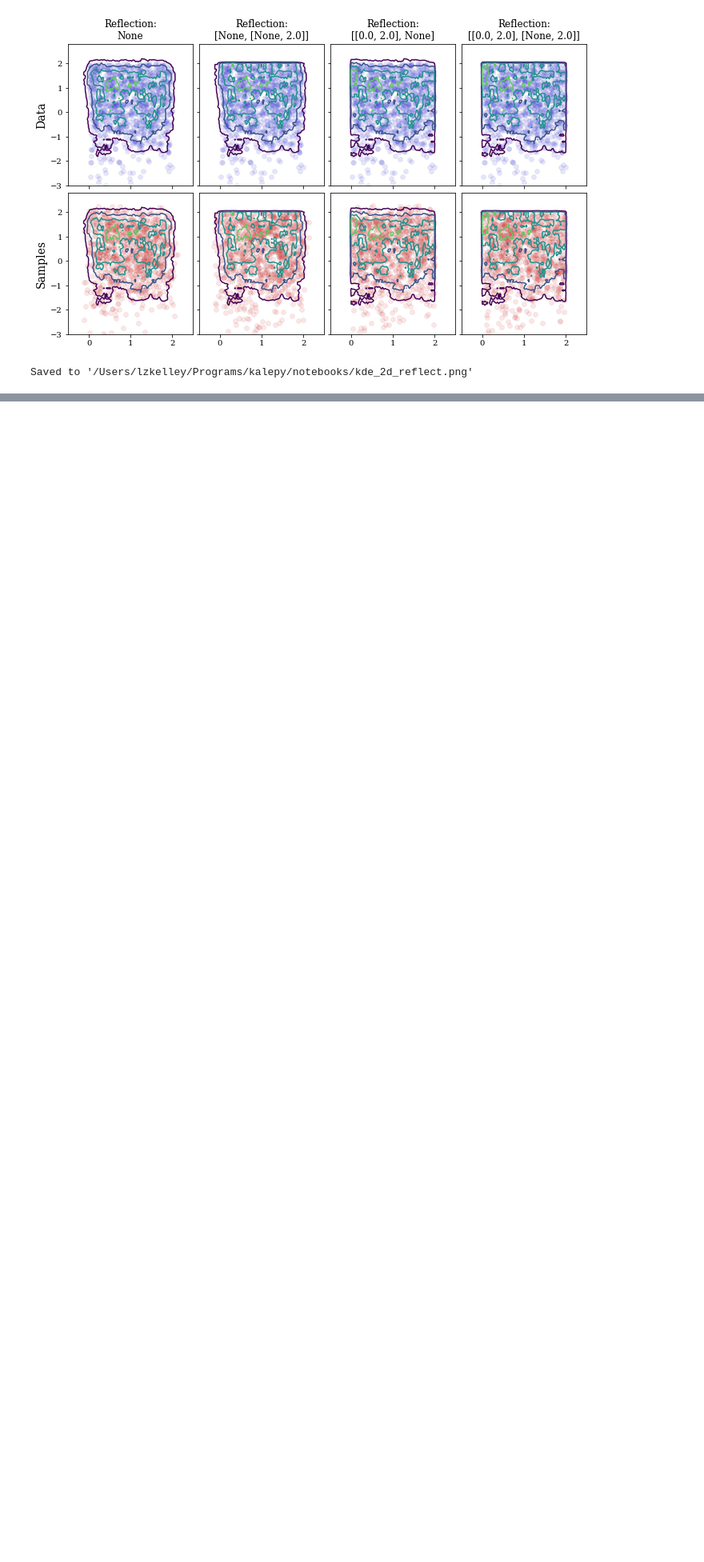
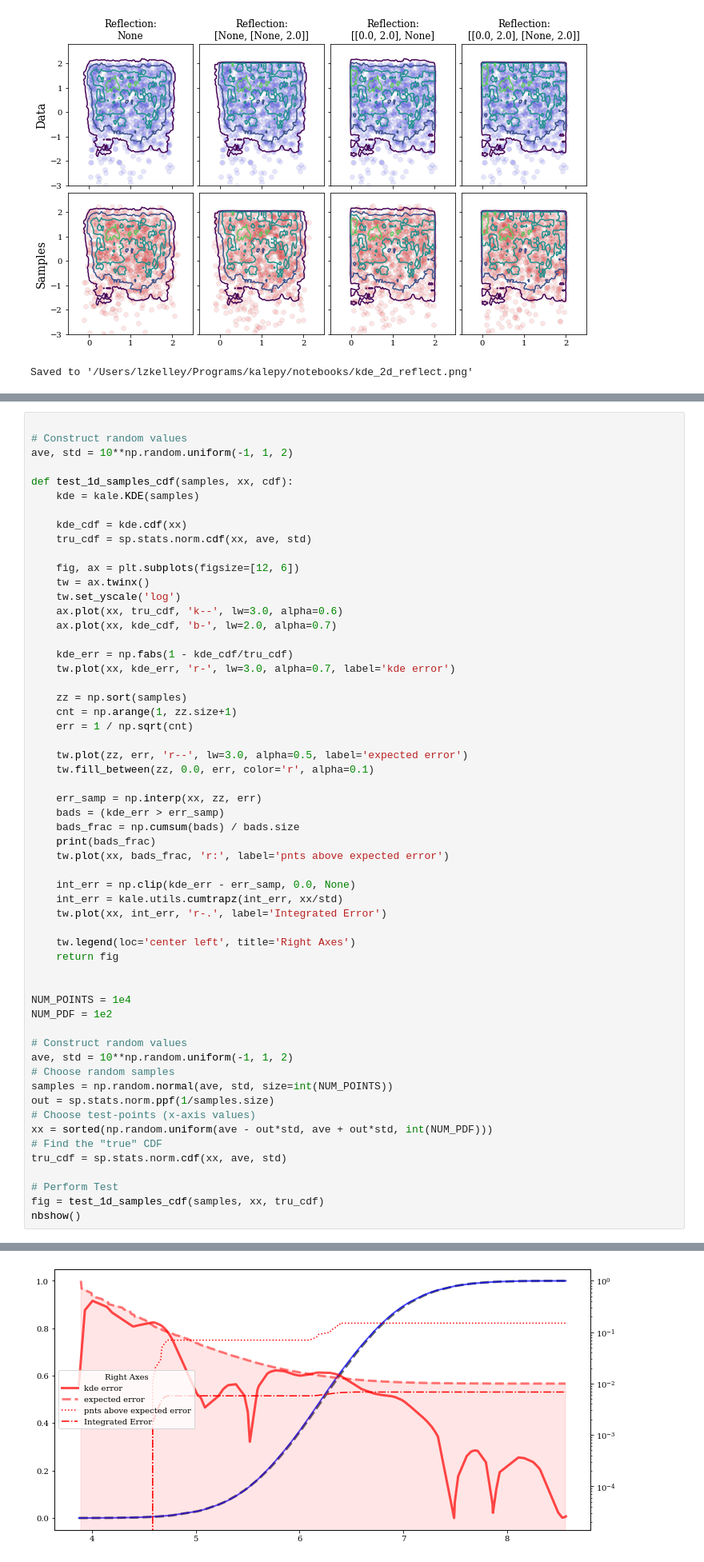
Before and after one commit to lzkelley/kalepy, a Jupyter notebook: notebooks/kde.ipynb, the cells around one changed output, grey strips where cells are left out. Shown at 80% size. Saved outputs shown, nothing was run; the diff lists cells and outputs as text; blank space fills up the shorter version.

```diff
--- a/notebooks/kde.ipynb
+++ b/notebooks/kde.ipynb
@@ -752,0 +768,58 @@ Saved to '/Users/lzkelley/Programs/kalepy/notebooks/kde_2d_reflect.png'
+# %%
+
+# Construct random values
+ave, std = 10**np.random.uniform(-1, 1, 2)
+
+def test_1d_samples_cdf(samples, xx, cdf):
+    kde = kale.KDE(samples)
+
+    kde_cdf = kde.cdf(xx)
+    tru_cdf = sp.stats.norm.cdf(xx, ave, std)
+
+    fig, ax = plt.subplots(figsize=[12, 6])
+    tw = ax.twinx()
+    tw.set_yscale('log')
+    ax.plot(xx, tru_cdf, 'k--', lw=3.0, alpha=0.6)
+    ax.plot(xx, kde_cdf, 'b-', lw=2.0, alpha=0.7)
+
+    kde_err = np.fabs(1 - kde_cdf/tru_cdf)
+    tw.plot(xx, kde_err, 'r-', lw=3.0, alpha=0.7, label='kde error')
+
+    zz = np.sort(samples)
+    cnt = np.arange(1, zz.size+1)
+    err = 1 / np.sqrt(cnt)
+
+    tw.plot(zz, err, 'r--', lw=3.0, alpha=0.5, label='expected error')
+    tw.fill_between(zz, 0.0, err, color='r', alpha=0.1)
+
+    err_samp = np.interp(xx, zz, err)
+    bads = (kde_err > err_samp)
+    bads_frac = np.cumsum(bads) / bads.size
+    print(bads_frac)
+    tw.plot(xx, bads_frac, 'r:', label='pnts above expected error')
+
+    int_err = np.clip(kde_err - err_samp, 0.0, None)
+    int_err = kale.utils.cumtrapz(int_err, xx/std)
+    tw.plot(xx, int_err, 'r-.', label='Integrated Error')
+
+    tw.legend(loc='center left', title='Right Axes')
+    return fig
+
+
+NUM_POINTS = 1e4
+NUM_PDF = 1e2
+
+# Construct random values
+ave, std = 10**np.random.uniform(-1, 1, 2)
+# Choose random samples
+samples = np.random.normal(ave, std, size=int(NUM_POINTS))
+out = sp.stats.norm.ppf(1/samples.size)
+# Choose test-points (x-axis values)
+xx = sorted(np.random.uniform(ave - out*std, ave + out*std, int(NUM_PDF)))
+# Find the "true" CDF
+tru_cdf = sp.stats.norm.cdf(xx, ave, std)
+
+# Perform Test
+fig = test_1d_samples_cdf(samples, xx, tru_cdf)
+nbshow()
+# %% [output]
@@ -752,0 +834 @@ Saved to '/Users/lzkelley/Programs/kalepy/notebooks/kde_2d_reflect.png'
+[figure, added]
```
Also changed, not shown: parts of 10 cells of this notebook, 6 other files.
